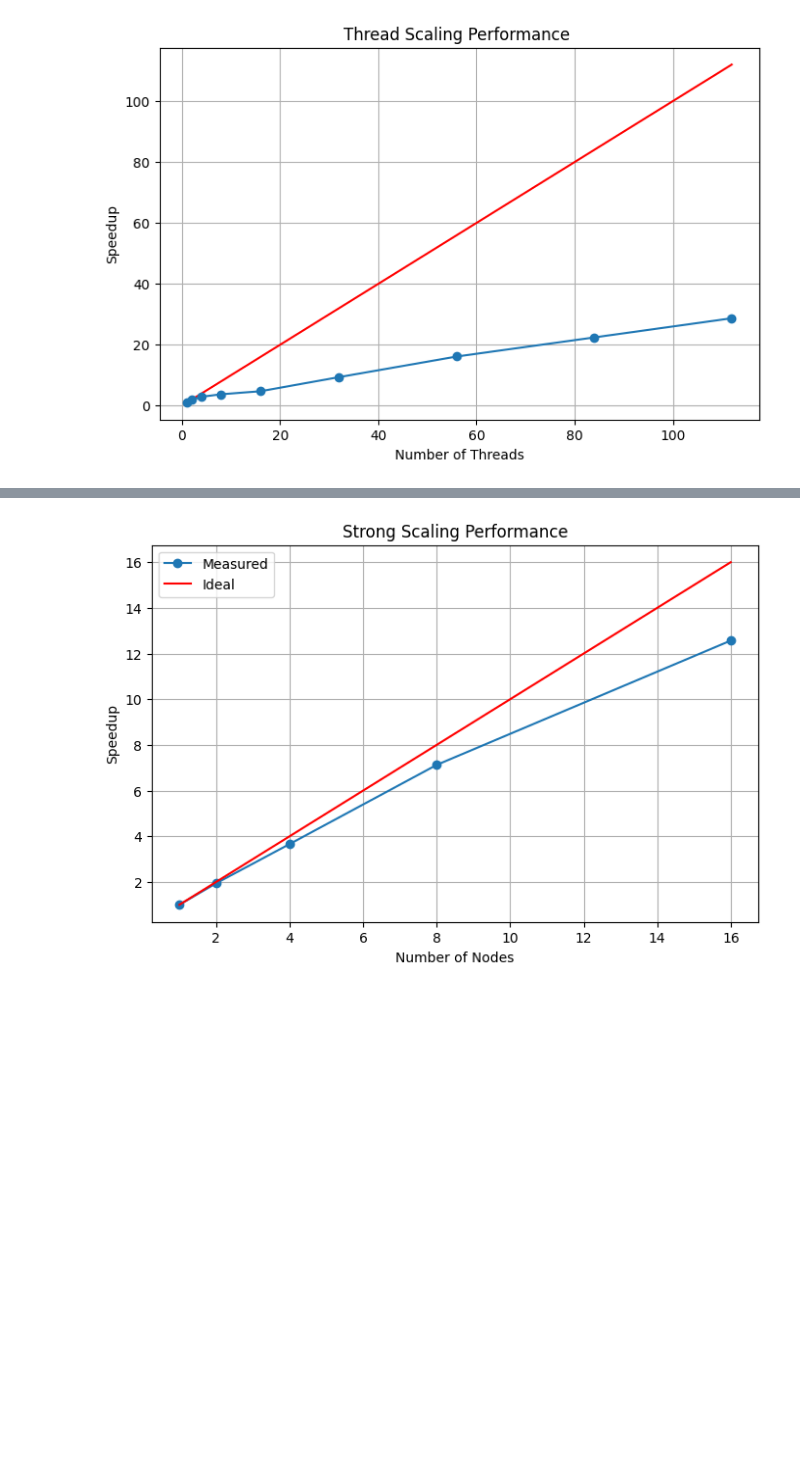
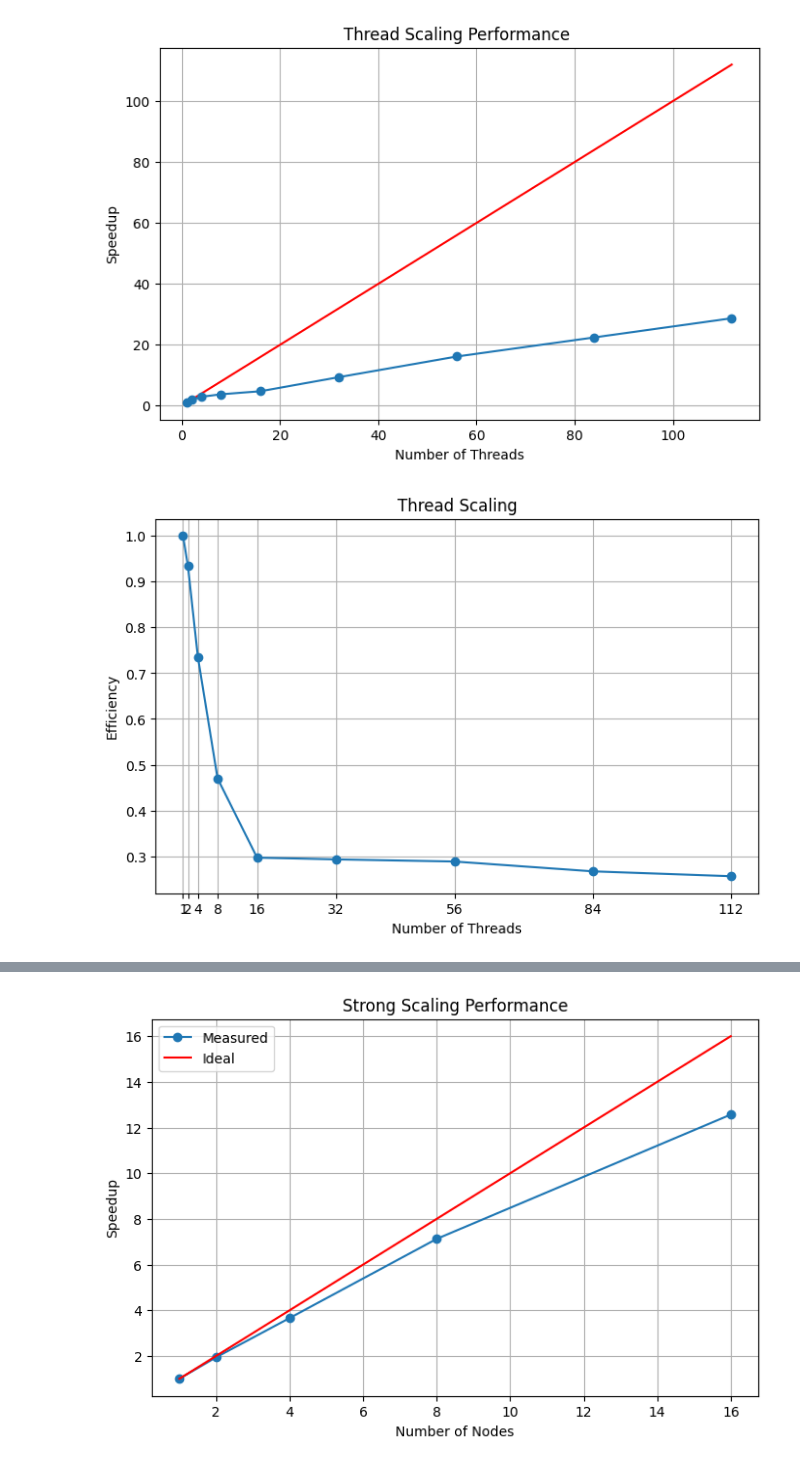
Before and after one commit to agnesevalentini/HPC_exam, a Jupyter notebook: final_plots.ipynb, the cells around one changed output, grey strips where cells are left out. Saved outputs shown, nothing was run; the diff lists cells and outputs as text; code cells hidden in the pictures; blank space fills up the shorter version.

```diff
--- a/final_plots.ipynb
+++ b/final_plots.ipynb
@@ -127,5 +155,19 @@ plt.show()
 # %% [output]
 [figure]
+# %%
+# plotting speedup
+plt.figure(figsize=(8,5))
+#plt.plot(results["Threads"], results["Threads"], color = 'red')
+# dividing serial time by parallel time to get speedup
+plt.axes().set_xticks(results["Threads"])
+plt.plot(results["Threads"], (results["Total_time"].iloc[0]/results["Total_time"])/results["Threads"], marker="o")
+plt.xlabel("Number of Threads")
+plt.ylabel("Efficiency")
+plt.title("Thread Scaling")
+plt.grid(True)
+plt.show()
+# %% [output]
+[figure, added]
 # %%
 filess = glob.glob(r"C:\Users\agnes\Desktop\magistrale\hpc\HPC_exam\output\output_strong_scaling\strong_scaling_*n_*t.csv")
 
```
Also changed, not shown: parts of 10 cells of this notebook, 43 other files.
